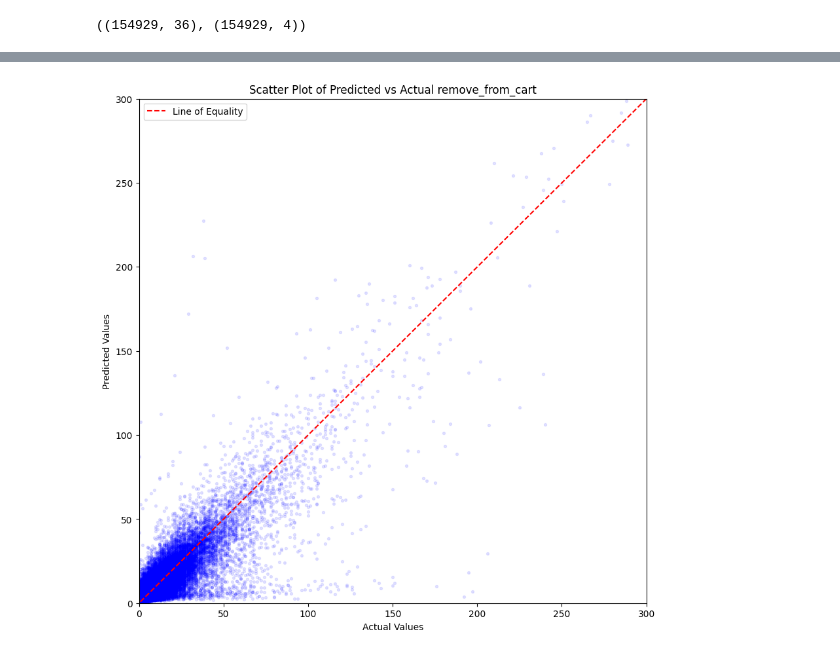
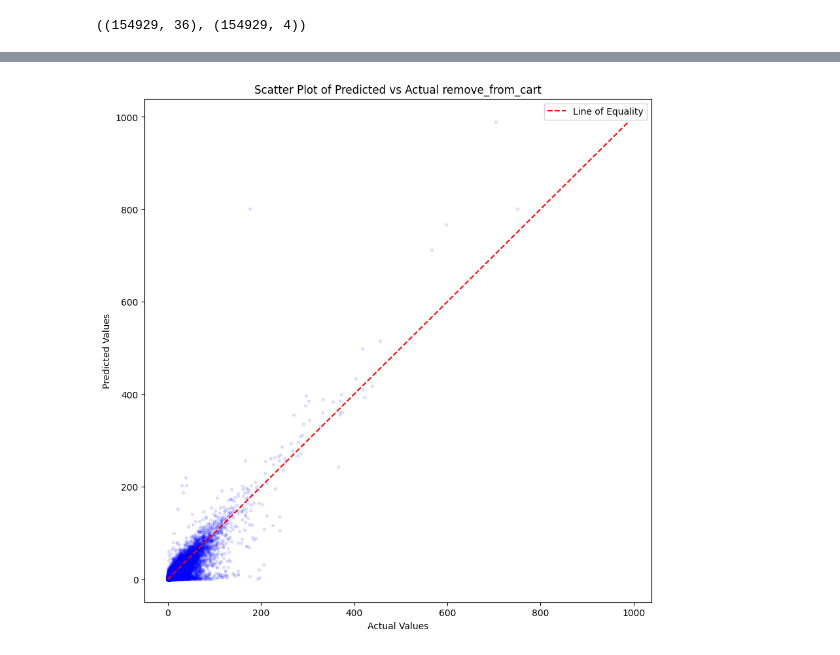
Before and after one commit to catan271/datn, a Jupyter notebook: training/02a-test.ipynb, the cells around one changed output, grey strips where cells are left out. Cells and saved outputs as stored; diff of their text form; code cells hidden in the pictures.

```diff
--- a/training/02a-test.ipynb
+++ b/training/02a-test.ipynb
@@ -56,6 +56,6 @@ plot_accuracy(p_cart[:, 0], y_test[:, 1], "cart", (0, 300))
 # %%
 
-model_remove_from_cart = load_model('../model/saved/w-remove_from_cart.keras')
+model_remove_from_cart = load_model('../model/w-remove_from_cart.keras')
 p_remove_from_cart = model_remove_from_cart.predict(X_test)
-plot_accuracy(p_remove_from_cart[:, 0], y_test[:, 2], "remove_from_cart", (0, 300))
+plot_accuracy(p_remove_from_cart[:, 0], y_test[:, 2], "remove_from_cart")
 # %% [output]
@@ -63,3 +63,3 @@ plot_accuracy(p_remove_from_cart[:, 0], y_test[:, 2], "remove_from_cart", (0, 30
-[figure, old version]
+[figure, new version]
 # %%
 
```
Also changed, not shown: parts of 4 cells of this notebook, 23 other files.
